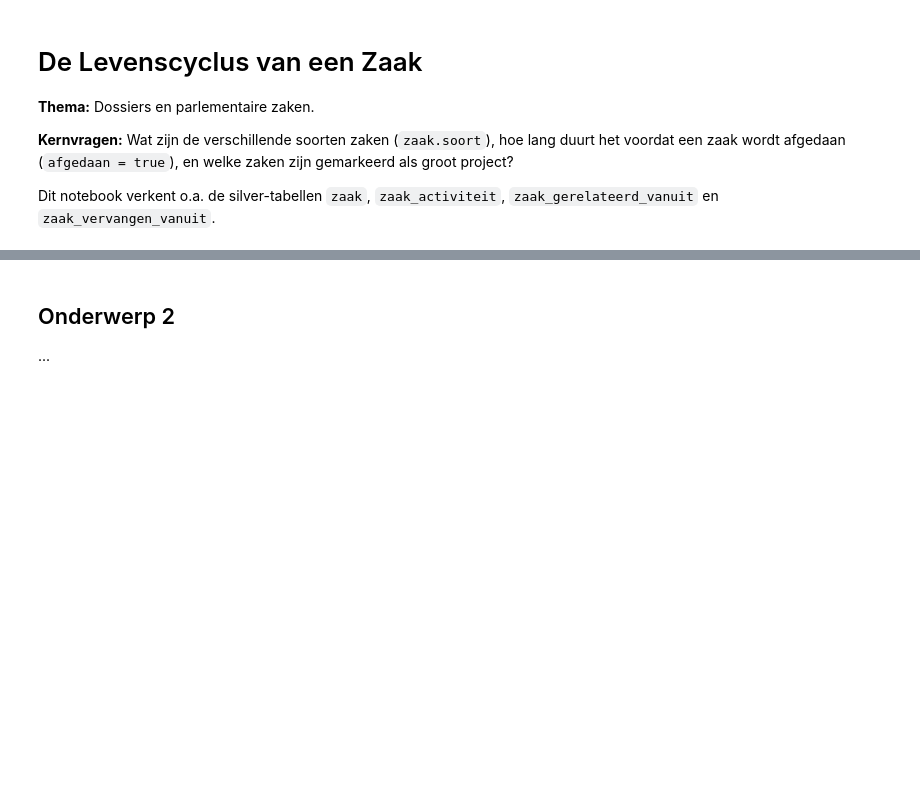
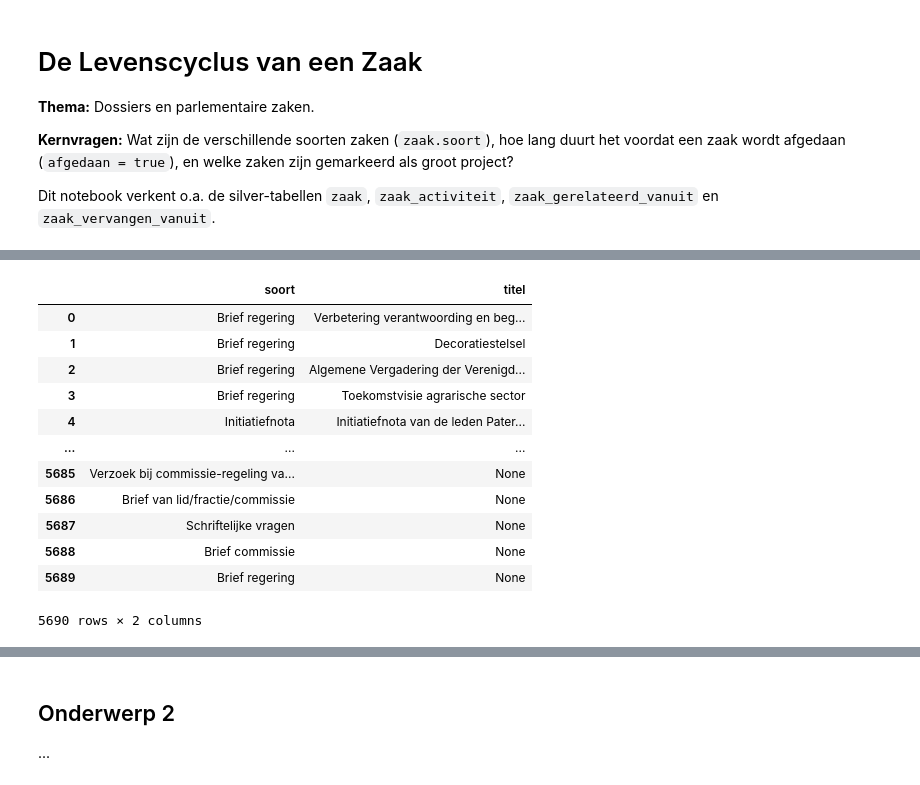
Before and after one commit to ElizeWierenga/tweedekamer-monitor, a Jupyter notebook: eda/levenscyclus_zaak.ipynb, the cells around one changed output, grey strips where cells are left out. Drawn from its saved outputs; the diff is of its cells as text; code cells hidden in the pictures; blank space fills up the shorter version.

```diff
--- a/eda/levenscyclus_zaak.ipynb
+++ b/eda/levenscyclus_zaak.ipynb
@@ -41,0 +83,20 @@ Geef hier een beschrijving van het onderwerp of deelvraag die je wilt beantwoord
+# %%
+df = query_df("""
+select soort, titel
+from silver.zaak
+where afgedaan = False""")
+df
+# %% [output]
+|  | soort | titel |
+| 0 | Brief regering | Verbetering verantwoording en beg... |
+| 1 | Brief regering | Decoratiestelsel |
+| 2 | Brief regering | Algemene Vergadering der Verenigd... |
+| 3 | Brief regering | Toekomstvisie agrarische sector |
+| 4 | Initiatiefnota | Initiatiefnota van de leden Pater... |
+| ... | ... | ... |
+| 5685 | Verzoek bij commissie-regeling va... | None |
+| 5686 | Brief van lid/fractie/commissie | None |
+| 5687 | Schriftelijke vragen | None |
+| 5688 | Brief commissie | None |
+| 5689 | Brief regering | None |
+5690 rows × 2 columns
```
Also changed, not shown: parts of 12 cells of this notebook.
